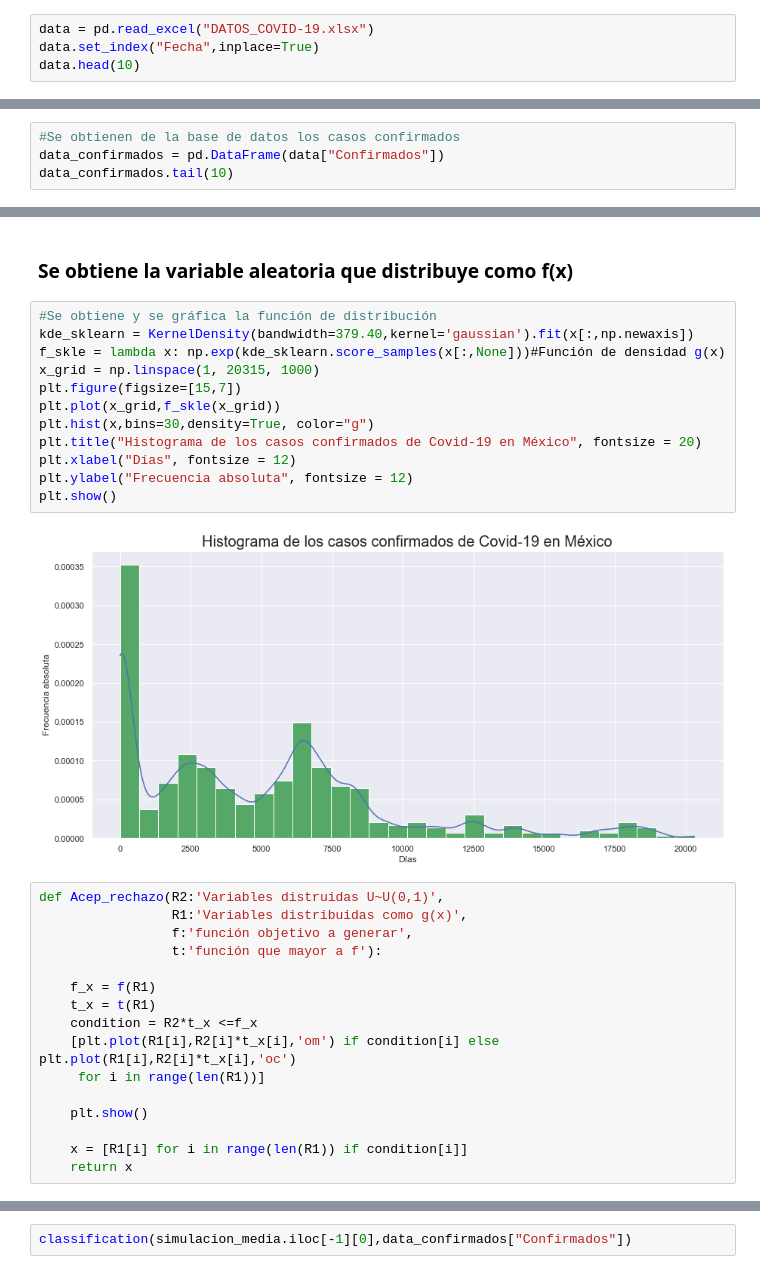
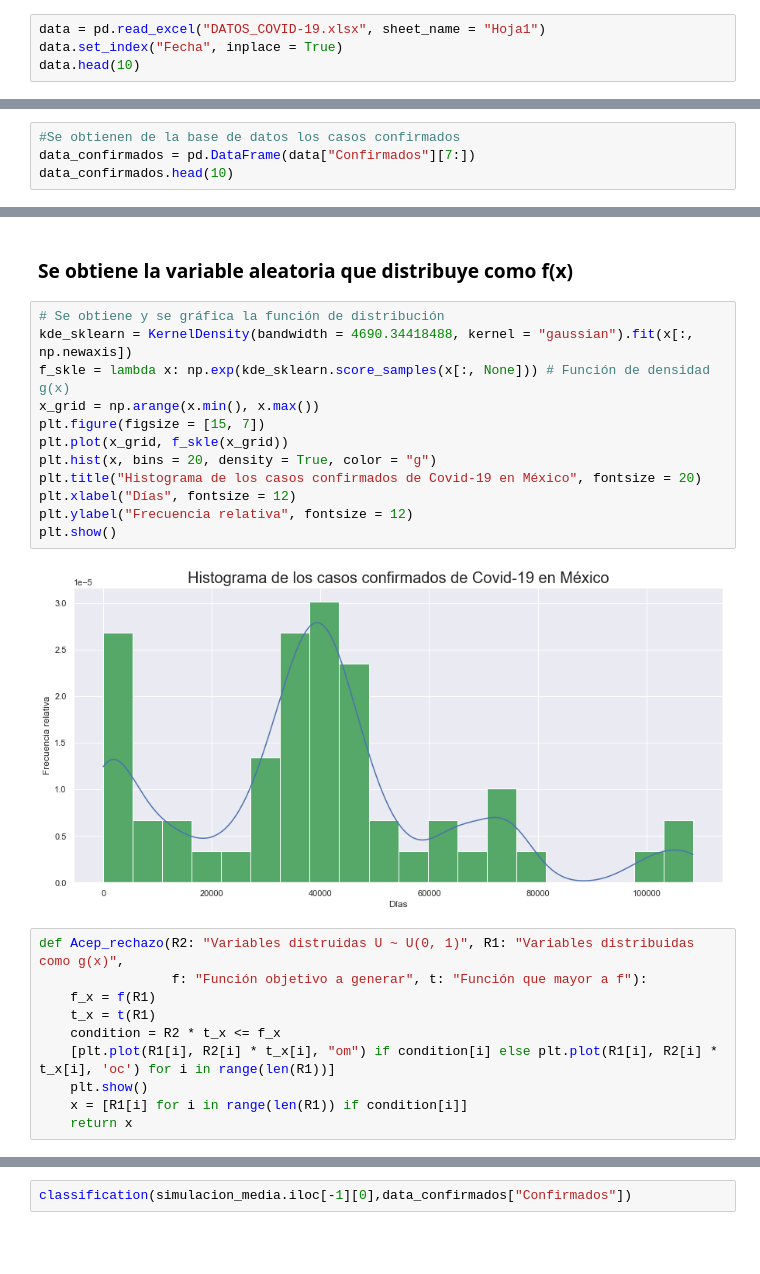
Before and after one commit to Miriam1999/proyecto_modulo1, a Jupyter notebook: ProyectoModulo1_MedellínM_OrtizM.ipynb, the cells around one changed output, grey strips where cells are left out. Cells and saved outputs as stored; diff of their text form; blank space fills up the shorter version.

```diff
--- a/ProyectoModulo1_MedellínM_OrtizM.ipynb
+++ b/ProyectoModulo1_MedellínM_OrtizM.ipynb
@@ -78,8 +78,8 @@ La base de datos que utilizaremos se encuentra en la página del Conacyt (refere
 # %%
 import pandas as pd
 # %%
-data = pd.read_excel("DATOS_COVID-19.xlsx")
-data.set_index("Fecha",inplace=True)
+data = pd.read_excel("DATOS_COVID-19.xlsx", sheet_name = "Hoja1")
+data.set_index("Fecha", inplace = True)
 data.head(10)
 # %% [output]
 |  | Hospitalizados | Confirmados | Defunciones | Sospechosos |
@@ -116,8 +116,8 @@ from scipy import optimize
 ### Variable 1: Confirmados
 # %%
 #Se obtienen de la base de datos los casos confirmados
-data_confirmados = pd.DataFrame(data["Confirmados"])
-data_confirmados.tail(10)
+data_confirmados = pd.DataFrame(data["Confirmados"][7:])
+data_confirmados.head(10)
 # %% [output]
 |  | Confirmados |
 | Fecha |  |
@@ -169,33 +160,27 @@ array([192.84914545])
 # %% [markdown]
 ### Se obtiene la variable aleatoria que distribuye como f(x)
 # %%
-#Se obtiene y se gráfica la función de distribución
-kde_sklearn = KernelDensity(bandwidth=379.40,kernel='gaussian').fit(x[:,np.newaxis])
-f_skle = lambda x: np.exp(kde_sklearn.score_samples(x[:,None]))#Función de densidad g(x)
-x_grid = np.linspace(1, 20315, 1000)
-plt.figure(figsize=[15,7])
-plt.plot(x_grid,f_skle(x_grid))
-plt.hist(x,bins=30,density=True, color="g")
+# Se obtiene y se gráfica la función de distribución
+kde_sklearn = KernelDensity(bandwidth = 4690.34418488, kernel = "gaussian").fit(x[:, np.newaxis])
+f_skle = lambda x: np.exp(kde_sklearn.score_samples(x[:, None])) # Función de densidad g(x)
+x_grid = np.arange(x.min(), x.max())
+plt.figure(figsize = [15, 7])
+plt.plot(x_grid, f_skle(x_grid))
+plt.hist(x, bins = 20, density = True, color = "g")
 plt.title("Histograma de los casos confirmados de Covid-19 en México", fontsize = 20)
 plt.xlabel("Días", fontsize = 12)
-plt.ylabel("Frecuencia absoluta", fontsize = 12)
+plt.ylabel("Frecuencia relativa", fontsize = 12)
 plt.show()
 # %% [output]
-[figure, old version]
+[figure, new version]
 # %%
-def Acep_rechazo(R2:'Variables distruidas U~U(0,1)',
-                 R1:'Variables distribuidas como g(x)',
-                 f:'función objetivo a generar',
-                 t:'función que mayor a f'):
-
+def Acep_rechazo(R2: "Variables distruidas U ~ U(0, 1)", R1: "Variables distribuidas como g(x)",
+                 f: "Función objetivo a generar", t: "Función que mayor a f"):
     f_x = f(R1)
     t_x = t(R1)
-    condition = R2*t_x <=f_x
-    [plt.plot(R1[i],R2[i]*t_x[i],'om') if condition[i] else plt.plot(R1[i],R2[i]*t_x[i],'oc')
-     for i in range(len(R1))]
-
+    condition = R2 * t_x <= f_x
+    [plt.plot(R1[i], R2[i] * t_x[i], "om") if condition[i] else plt.plot(R1[i], R2[i] * t_x[i], 'oc') for i in range(len(R1))]
     plt.show()
-
     x = [R1[i] for i in range(len(R1)) if condition[i]]
     return x
 # %%
```
Also changed, not shown: parts of 20 cells of this notebook, 1 other file.
